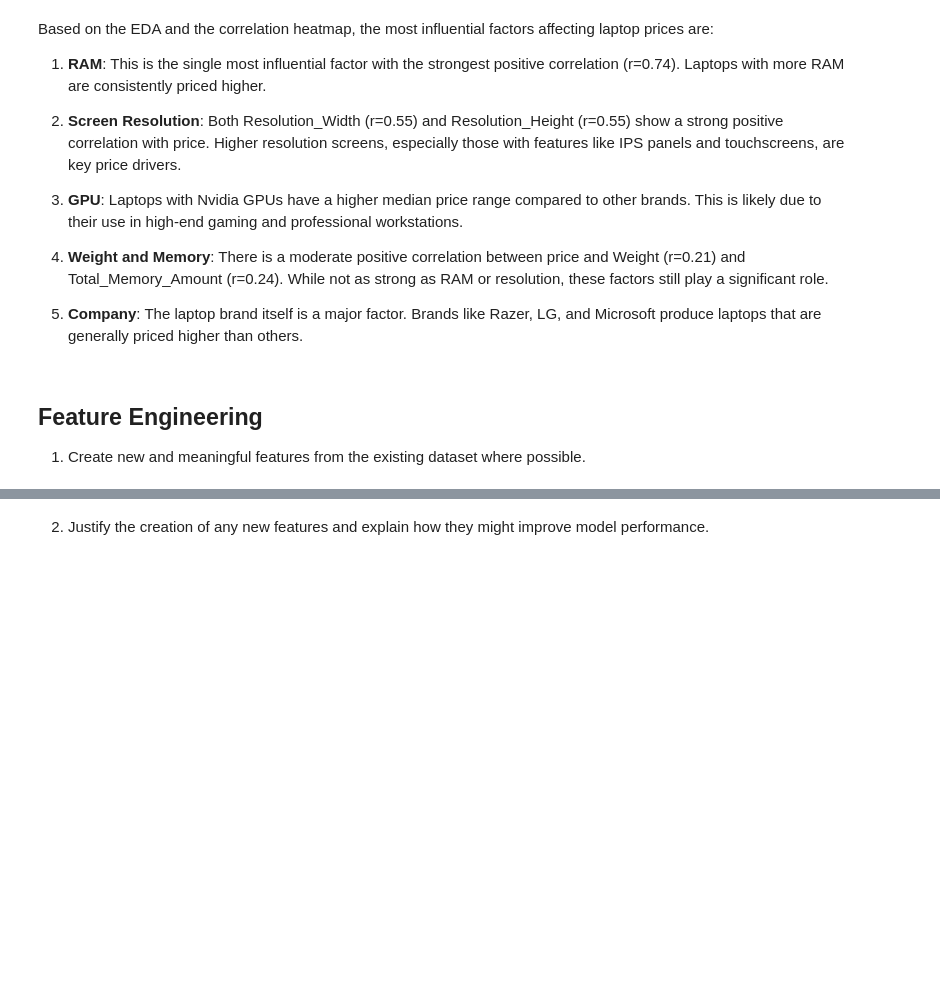
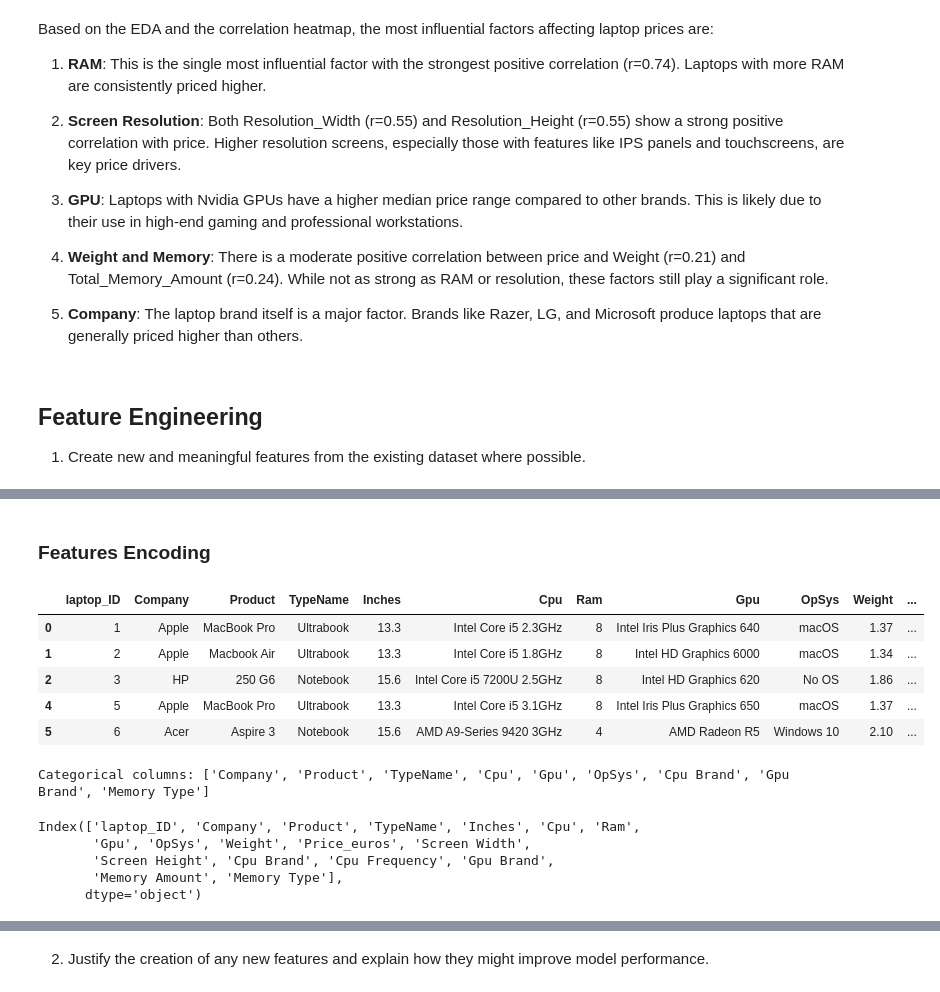
Before and after one commit to Idighekere/laptop-price-prediction-ml-model, a Jupyter notebook: notebook.ipynb, the cells around one changed output, grey strips where cells are left out. Drawn from its saved outputs; the diff is of its cells as text; code cells hidden in the pictures; blank space fills up the shorter version.

```diff
--- a/notebook.ipynb
+++ b/notebook.ipynb
@@ -353,0 +376,62 @@ df_fe.head()
+# %% [markdown]
+### Features Encoding
+# %%
+# Import libraries for encoding categorical variables
+from sklearn.preprocessing import LabelEncoder, OneHotEncoder
+from sklearn.compose import ColumnTransformer
+from sklearn.pipeline import Pipeline
+
+
+# Create a copy of the original dataframe
+df_encoded = df.copy()
+df_encoded.head()
+# %% [output]
+|  | laptop_ID | Company | Product | TypeName | Inches | Cpu | Ram | Gpu | OpSys | Weight | ... |
+| 0 | 1 | Apple | MacBook Pro | Ultrabook | 13.3 | Intel Core i5 2.3GHz | 8 | Intel Iris Plus Graphics 640 | macOS | 1.37 | ... |
+| 1 | 2 | Apple | Macbook Air | Ultrabook | 13.3 | Intel Core i5 1.8GHz | 8 | Intel HD Graphics 6000 | macOS | 1.34 | ... |
+| 2 | 3 | HP | 250 G6 | Notebook | 15.6 | Intel Core i5 7200U 2.5GHz | 8 | Intel HD Graphics 620 | No OS | 1.86 | ... |
+| 4 | 5 | Apple | MacBook Pro | Ultrabook | 13.3 | Intel Core i5 3.1GHz | 8 | Intel Iris Plus Graphics 650 | macOS | 1.37 | ... |
+| 5 | 6 | Acer | Aspire 3 | Notebook | 15.6 | AMD A9-Series 9420 3GHz | 4 | AMD Radeon R5 | Windows 10 | 2.10 | ... |
+# %%
+# Encoding Categorical Features
+
+
+# Determine categorical features
+categorical_columns = df.select_dtypes(include="object").columns
+print("Categorical columns:", list(categorical_columns))
+
+"""
+One-Hot Encoding Strategy:
+Columns: Company, TypeName, OpSys
+Reason: Low number of unique values, nominal (no natural order), important for model
+"""
+one_hot_columns = ["Company", "TypeName", "OpSys", 'Cpu Brand', 'Gpu Brand', 'Memory Type']
+
+# Apply one-hot encoding
+# for col in one_hot_columns:
+#     # Create dummy variables
+#     dummies = pd.get_dummies(df_encoded[col], prefix=col, dtype=int)
+#     # Concatenate with the main dataframe
+#     df_encoded = pd.concat([df_encoded, dummies], axis=1)
+#     # Drop the original column
+#     # df_encoded.drop(col, axis=1, inplace=True)
+preprocessor = ColumnTransformer(
+    transformers=[
+        (
+            "onehot",
+            OneHotEncoder(handle_unknown="ignore", sparse_output=False),
+            one_hot_columns,
+        )
+    ],
+    remainder="passthrough",
+)
+# %% [output]
+Categorical columns: ['Company', 'Product', 'TypeName', 'Cpu', 'Gpu', 'OpSys', 'Cpu Brand', 'Gpu Brand', 'Memory Type']
+# %%
+df.columns
+# %% [output]
+Index(['laptop_ID', 'Company', 'Product', 'TypeName', 'Inches', 'Cpu', 'Ram',
+       'Gpu', 'OpSys', 'Weight', 'Price_euros', 'Screen Width',
+       'Screen Height', 'Cpu Brand', 'Cpu Frequency', 'Gpu Brand',
+       'Memory Amount', 'Memory Type'],
+      dtype='object')
```
Also changed, not shown: parts of 14 cells of this notebook, 1 other file.
